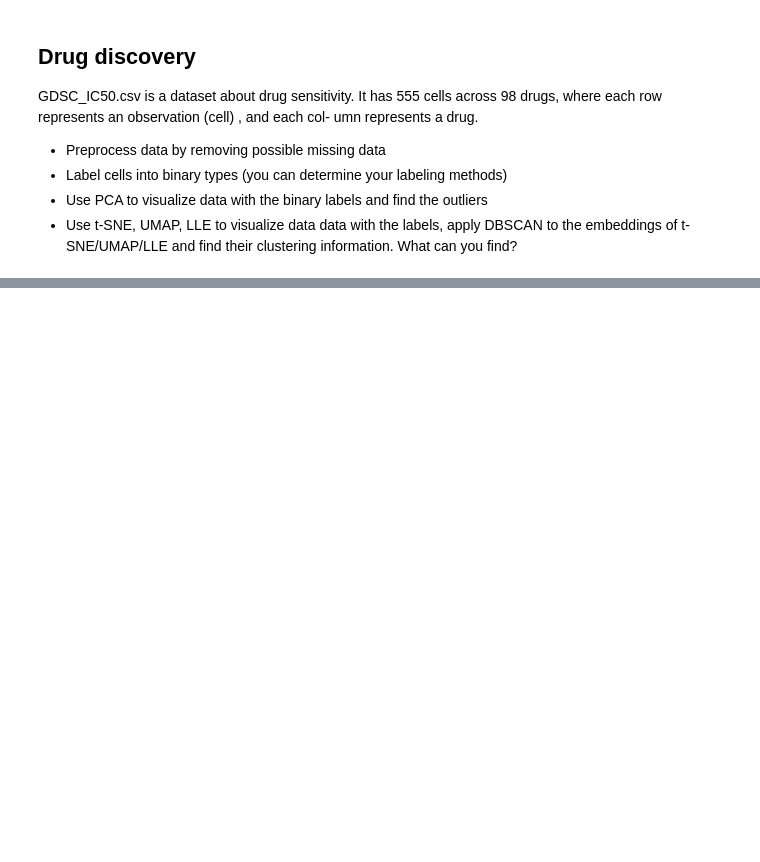
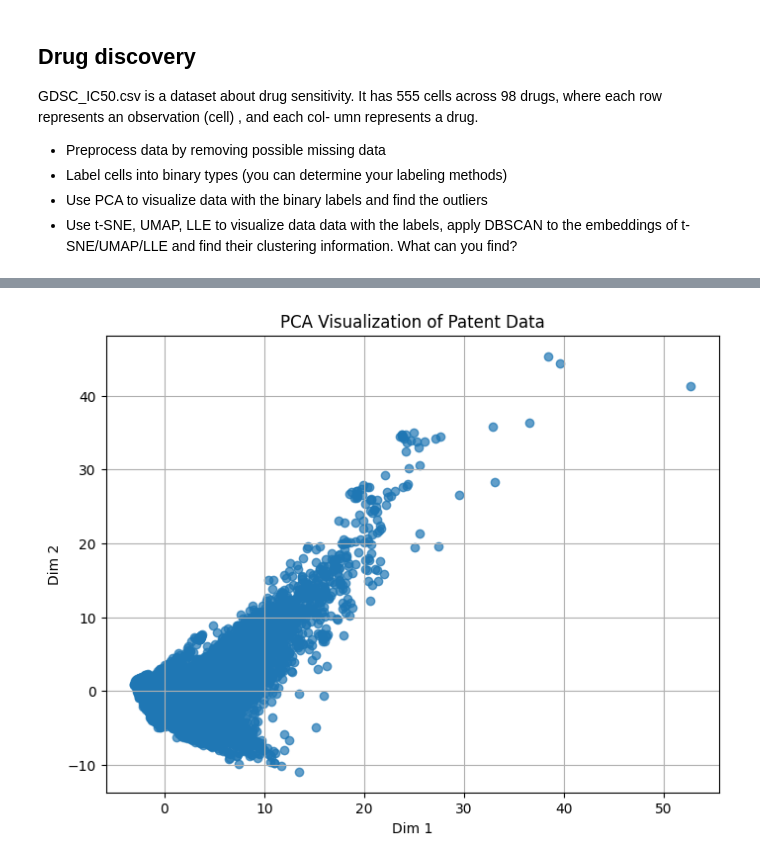
Before and after one commit to Brennan-Chan/Big-Data-Project-1, a Jupyter notebook: Project1-V0.0.1.ipynb, the cells around one changed output, grey strips where cells are left out. Cells and saved outputs as stored; diff of their text form; code cells hidden in the pictures; blank space fills up the shorter version.

```diff
--- a/Project1-V0.0.1.ipynb
+++ b/Project1-V0.0.1.ipynb
@@ -418,0 +526,4 @@ drug_df = pd.read_csv("project1Fall2025_/GDSC_IC50.csv")
+# %%
+# Read in patent data
+patent_data = pd.read_csv("project1Fall2025_/PatentCleanData.csv", index_col=0)
+print(patent_data.head(5))
@@ -418,0 +538,16 @@ drug_df = pd.read_csv("project1Fall2025_/GDSC_IC50.csv")
+# %%
+PatentStandardScaler = StandardScaler()
+
+normalized_patent_data = PatentStandardScaler.fit_transform(patent_data)
+pca_patent_data = do_PCA(normalized_patent_data, n_components=2, whiten=False, svd_solver="auto", iterated_power="auto",
+                         random_state=None, return_model=False)
+
+plt.figure(figsize=(8,6))
+plt.scatter(pca_patent_data[:, 0], pca_patent_data[:, 1], alpha=0.7)
+plt.xlabel('Dim 1')
+plt.ylabel('Dim 2')
+plt.title('PCA Visualization of Patent Data')
+plt.grid(True)
+plt.show()
+# %% [output]
+[figure, added]
```
Also changed, not shown: parts of 14 cells of this notebook, 1 other file.
